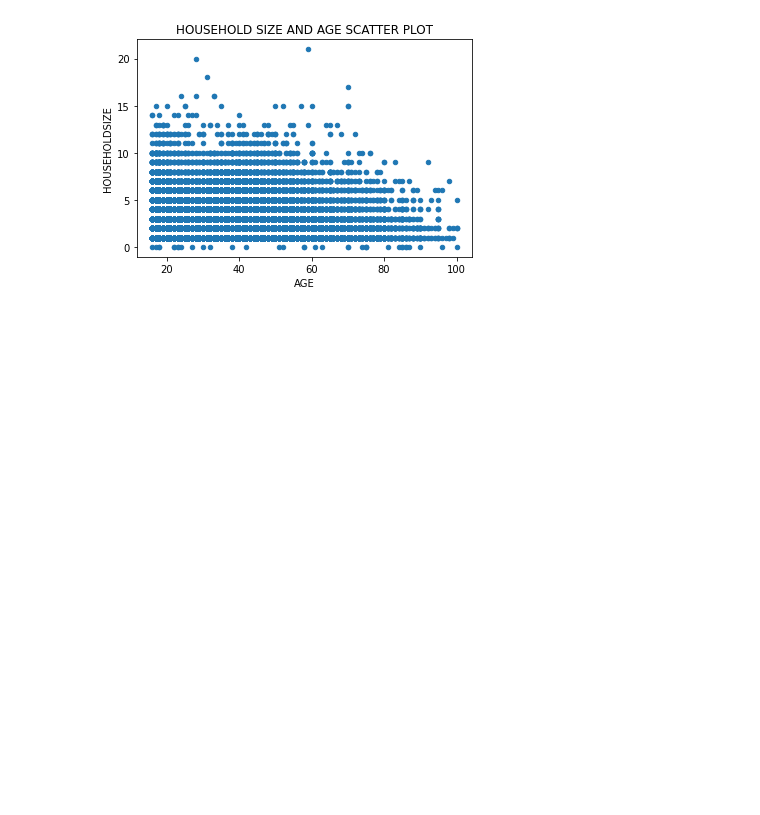
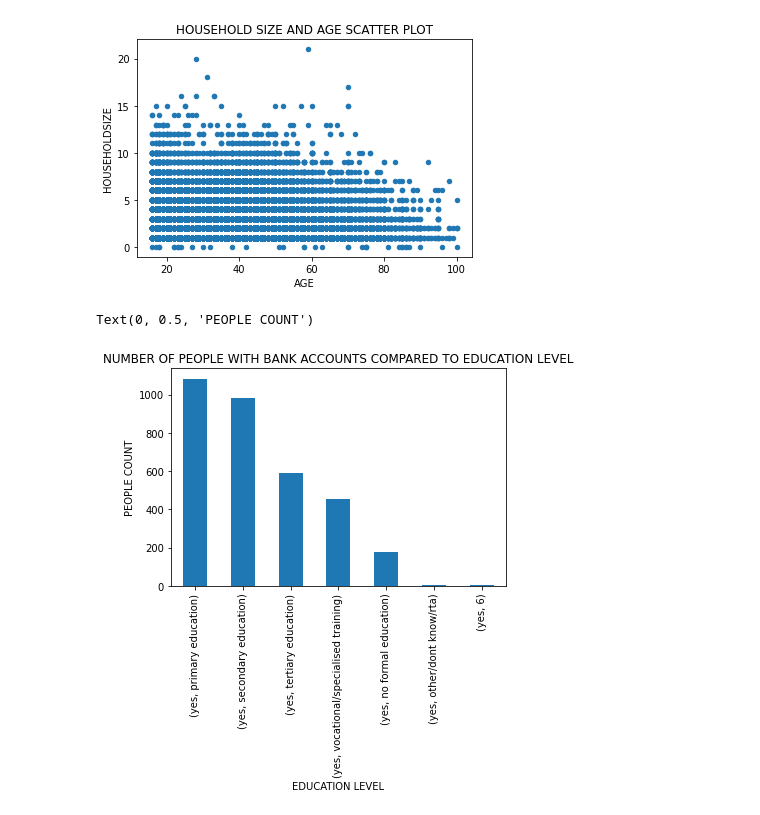
Before and after one commit to Kevinsamuelgitau/COVID-19, a Jupyter notebook: Moringa_Data_Science_Core_W2_Independent_Project_2020_05_Samuel_Gitau.ipynb, the cells around one changed output. Cells and saved outputs as stored; diff of their text form; code cells hidden in the pictures; blank space fills up the shorter version.

```diff
--- a/Moringa_Data_Science_Core_W2_Independent_Project_2020_05_Samuel_Gitau.ipynb
+++ b/Moringa_Data_Science_Core_W2_Independent_Project_2020_05_Samuel_Gitau.ipynb
@@ -445,3 +445,16 @@ plt.title("HOUSEHOLD SIZE AND AGE SCATTER PLOT")
 # %% [output]
 Text(0.5, 1.0, 'HOUSEHOLD SIZE AND AGE SCATTER PLOT')
 [figure]
+# %%
+# To check the number of people with bank accounts compared to their education level
+education = finances[finances['BANK ACCOUNT']=='yes']
+education = education.groupby(['BANK ACCOUNT'])['EDUCUATION'].value_counts().plot(kind = "bar")
+plt.xticks(rotation = 90)
+plt.title('NUMBER OF PEOPLE WITH BANK ACCOUNTS COMPARED TO EDUCATION LEVEL')
+plt.xlabel('EDUCATION LEVEL')
+plt.ylabel('PEOPLE COUNT')
+
+# Bank account ownership increases with increase in level of education
+# %% [output]
+Text(0, 0.5, 'PEOPLE COUNT')
+[figure, added]
```
Also changed, not shown: parts of 8 cells of this notebook.
